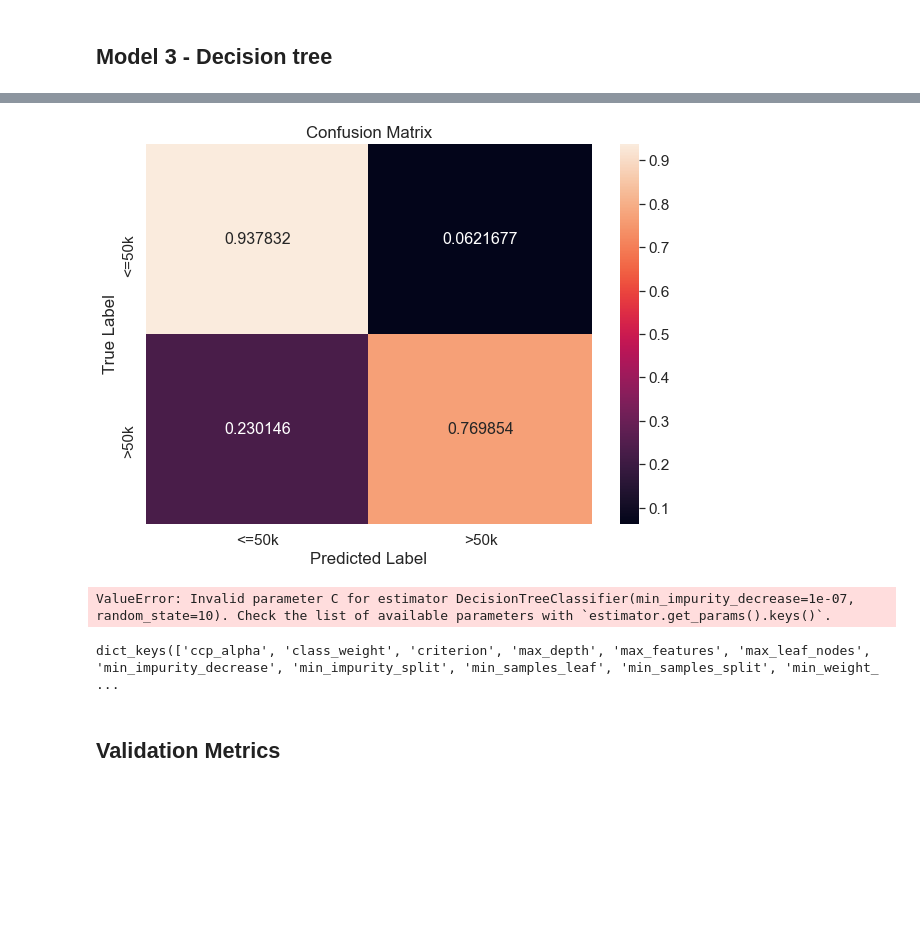
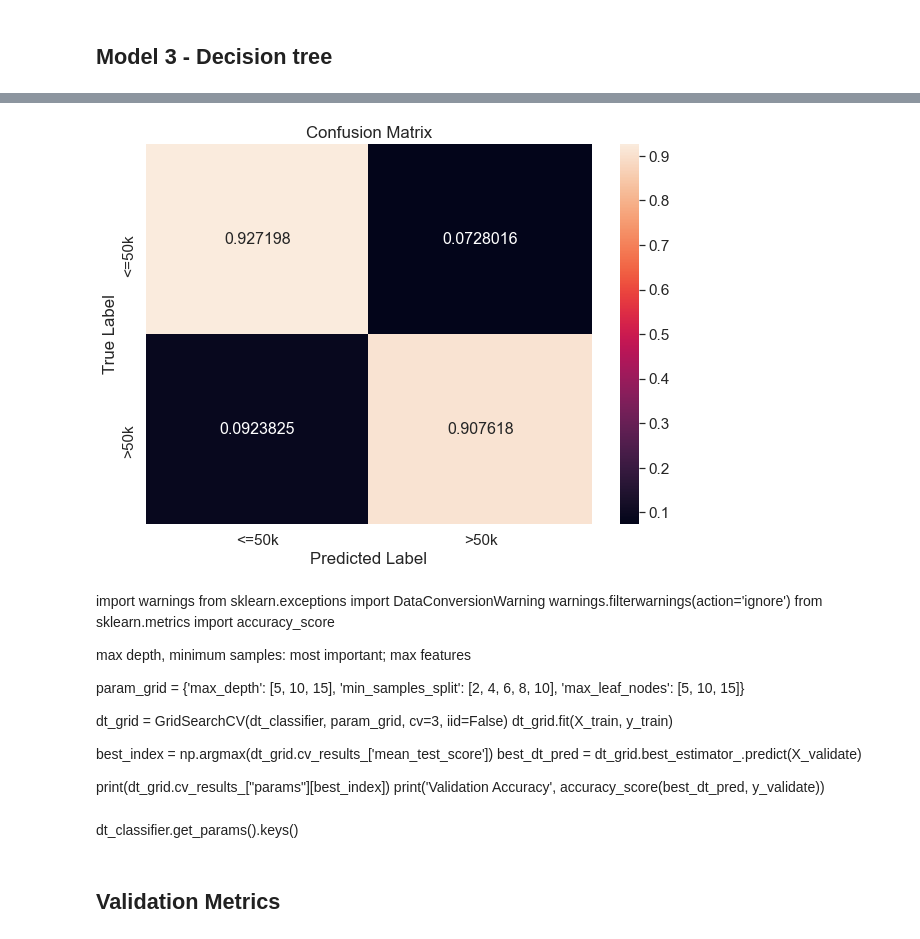
Before and after one commit to ElizabethBreen/CSS_Project3_Team2, a Jupyter notebook: Project 3 Students.ipynb, the cells around one changed output, grey strips where cells are left out. Drawn from its saved outputs; the diff is of its cells as text; code cells hidden in the pictures; blank space fills up the shorter version.

Commit message:
added decision tree model and validation

```diff
--- a/Project 3 Students.ipynb
+++ b/Project 3 Students.ipynb
@@ -296,0 +332,7 @@ plt.show()
+# %%
+
+X_train, X_test, y_train, y_test = train_test_split(X, y, train_size = .80, test_size=0.20,
+                                                   stratify=y)
+
+X_train, X_validate, y_train, y_validate = train_test_split(X_train, y_train, train_size = .75, test_size = .25,
+                                                           stratify = y_train)
@@ -339,55 +394,49 @@ plt.show()
 # %%
 y_pred = dt_classifier.predict(X_validate)
 # %%
-# normalize = true doesn't work for some people
-cf_matrix = confusion_matrix(y_validate, y_pred, normalize = "true")
+
+cf_matrix = confusion_matrix(y_validate, dt_pred, normalize = "true")
 
 df_cm = pd.DataFrame(cf_matrix, range(2),
                   range(2))
 
 df_cm = df_cm.rename(index=str, columns={0: "<=50k", 1: ">50k"})
 df_cm.index = ["<=50k", ">50k"]
 plt.figure(figsize = (10,7))
 sns.set(font_scale=1.4)#for label size
 sns.heatmap(df_cm,
            annot=True,
            annot_kws={"size": 16},
            fmt='g')
 
 plt.title("Confusion Matrix")
 plt.xlabel("Predicted Label")
 plt.ylabel("True Label")
 plt.show()
 # %% [output]
-[figure, old version]
+[figure, new version]
-# %%
-import warnings
-from sklearn.exceptions import DataConversionWarning
-warnings.filterwarnings(action='ignore')
-from sklearn.metrics import accuracy_score
-
-# max depth, minimum samples: most important
-# max features
-
-param_grid = {'penalty': ['l1', 'l2', 'elasticnet'],
-             'C': np.arange(.1, 1, .1),
-               'fit_intercept': ['True', 'False'],
-             'solver': ['liblinear', 'saga']}
-
-dt_grid = GridSearchCV(dt_classifier, param_grid, cv=3, iid=False)
-dt_grid.fit(X_train, y_train)
-
-best_index = np.argmax(logit_grid.cv_results_["mean_test_score"])
-best_logit_pred = logit_grid.best_estimator_.predict(X_validate)
-
-print(logit_grid.cv_results_["params"][best_index])
-print('Validation Accuracy', accuracy_score(best_logit_pred, y_validate))
-# %% [output]
-ValueError: Invalid parameter C for estimator DecisionTreeClassifier(min_impurity_decrease=1e-07, random_state=10). Check the list of available parameters with `estimator.get_params().keys()`.
-# %%
-dt_classifier.get_params().keys()
-# %% [output]
-dict_keys(['ccp_alpha', 'class_weight', 'criterion', 'max_depth', 'max_features', 'max_leaf_nodes', 'min_impurity_decrease', 'min_impurity_split', 'min_samples_leaf', 'min_samples_split', 'min_weight_ ...
+# %% [markdown]
+import warnings
+from sklearn.exceptions import DataConversionWarning
+warnings.filterwarnings(action='ignore')
+from sklearn.metrics import accuracy_score
+
+ max depth, minimum samples: most important; max features
+
+param_grid = {'max_depth': [5, 10, 15],
+             'min_samples_split': [2, 4, 6, 8, 10],
+             'max_leaf_nodes': [5, 10, 15]}
+
+dt_grid = GridSearchCV(dt_classifier, param_grid, cv=3, iid=False)
+dt_grid.fit(X_train, y_train)
+
+best_index = np.argmax(dt_grid.cv_results_['mean_test_score'])
+best_dt_pred = dt_grid.best_estimator_.predict(X_validate)
+
+print(dt_grid.cv_results_["params"][best_index])
+print('Validation Accuracy', accuracy_score(best_dt_pred, y_validate))
+# %% [markdown]
+dt_classifier.get_params().keys()
 # %% [markdown]
 ## Validation Metrics
 # %% [markdown]
```
Also changed, not shown: parts of 24 cells of this notebook.
